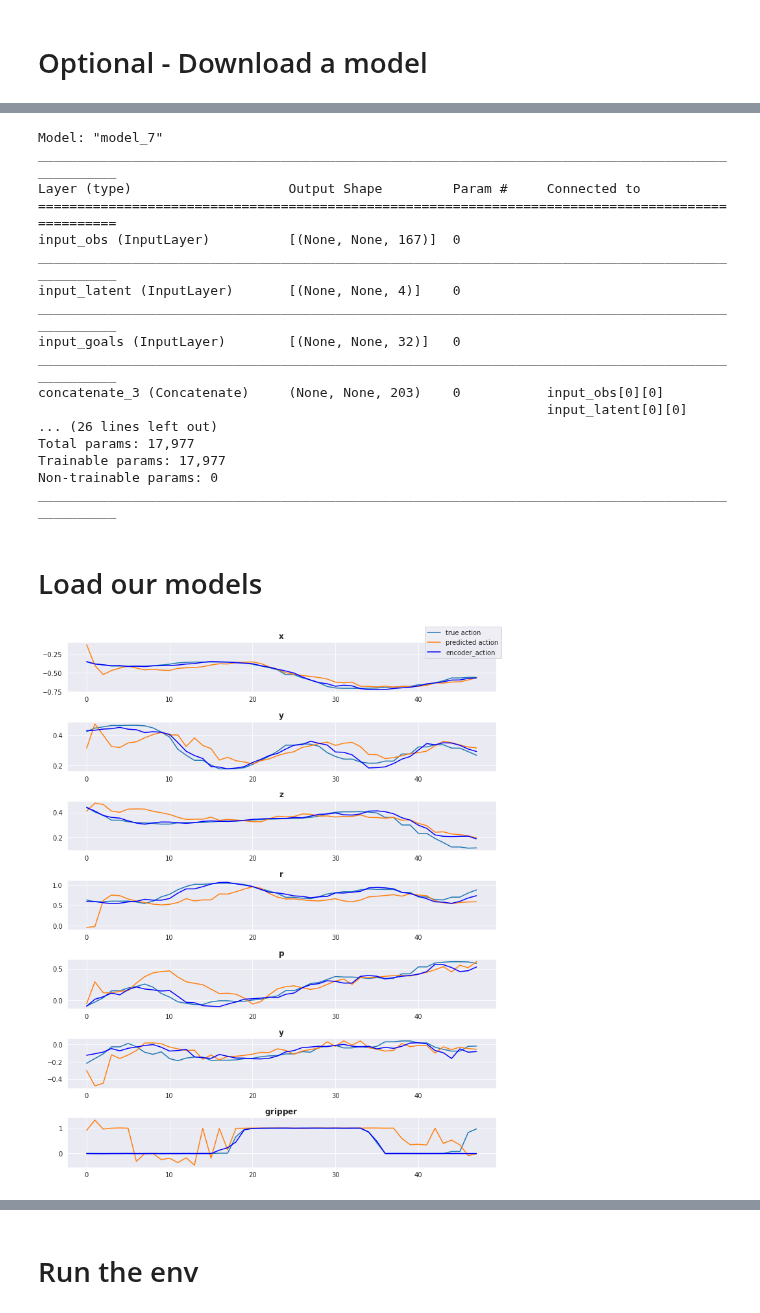
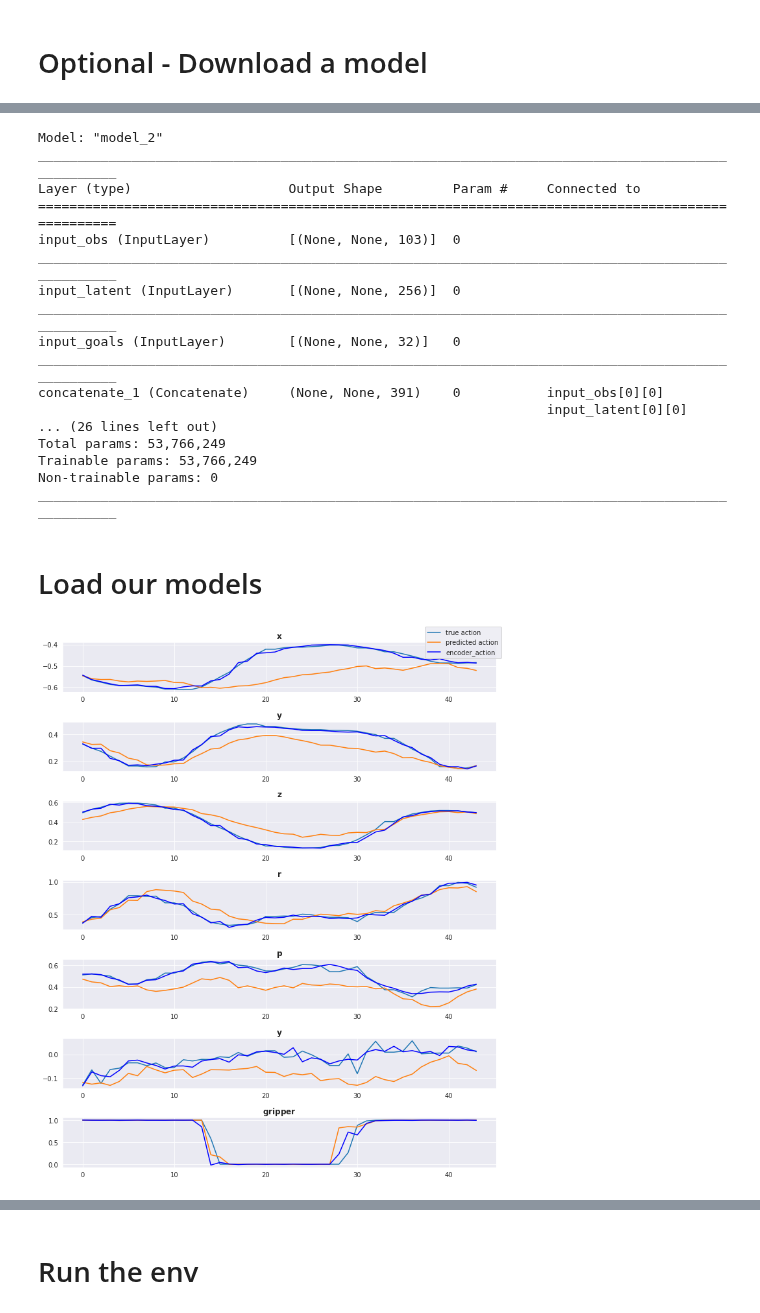
Before and after one commit to sholtodouglas/learning_from_play, a Jupyter notebook: notebooks/Deploy-Unity.ipynb, the cells around one changed output, grey strips where cells are left out. Saved outputs shown, nothing was run; the diff lists cells and outputs as text; code cells hidden in the pictures.

```diff
--- a/notebooks/Deploy-Unity.ipynb
+++ b/notebooks/Deploy-Unity.ipynb
@@ -112,25 +114,25 @@ parser.add_argument('-vs', '--video_split', type=int, default=0)
 # '''.split())
 
 args = parser.parse_args('''
-disc
+2048_b001_lim_intensities_spatial_softmax
 --train_dataset augmented_diverse_new
 --test_dataset augmented_diverse_new_test
 -tfr
 -s GCS
 -d GPU
 -b 2
--la 32
--le 32
--lp 16
--z 4
+-la 2048
+-le 2048
+-lp 2048
+-z 256
 -lr 3e-4
 -n 5
 -i
--i2
 -gi
 -lang
 -sub 0.0
 -cnn intensities_spatial_softmax
+--encode_all
 '''.split())
 
 # -vq
@@ -346,7 +347,7 @@ IndexError: list index out of range
 # for k,v in hyper_params.items():
 #     print(k,v)
 if args.images:
-    GLOBAL_BATCH_SIZE = 2
+    GLOBAL_BATCH_SIZE = 1
 else:
     GLOBAL_BATCH_SIZE = 256
 dl = lfp.data.PlayDataloader(normalize=args.normalize, include_imgs = args.images, include_imgs2 = True, include_gripper_imgs = args.gripper_images, sim=args.sim, batch_size=GLOBAL_BATCH_SIZE,  window_size=args.window_size_max, min_window_size=args.window_size_min, shuffle_size=GLOBAL_BATCH_SIZE*2)
@@ -425,30 +412,28 @@ batch = labelled_ds.next()
 if args.use_language:
     enc_policy, plan_policy, encoding, plan, indices, actions, masks, seq_lens, sentence_embeddings = trainer.step(lang_labelled_inputs = batch)
 # %%
-if args.use_language:
-    trainer.train_step(batch=batch, lang=batch, beta=0, video=None, bulk=None)
+# if args.use_language:
+#     trainer.train_step(batch=batch, lang=batch, beta=0, video=None, bulk=None)
 # %%
 actor.summary()
 # %% [output]
-Model: "model_7"
+Model: "model_2"
 __________________________________________________________________________________________________
 Layer (type)                    Output Shape         Param #     Connected to
 ==================================================================================================
-input_obs (InputLayer)          [(None, None, 167)]  0
+input_obs (InputLayer)          [(None, None, 103)]  0
 __________________________________________________________________________________________________
-input_latent (InputLayer)       [(None, None, 4)]    0
+input_latent (InputLayer)       [(None, None, 256)]  0
 __________________________________________________________________________________________________
 input_goals (InputLayer)        [(None, None, 32)]   0
 __________________________________________________________________________________________________
-concatenate_3 (Concatenate)     (None, None, 203)    0           input_obs[0][0]
+concatenate_1 (Concatenate)     (None, None, 391)    0           input_obs[0][0]
                                                                  input_latent[0][0]
 ... (26 lines left out)
-Total params: 17,977
-Trainable params: 17,977
+Total params: 53,766,249
+Trainable params: 53,766,249
 Non-trainable params: 0
 __________________________________________________________________________________________________
-# %%
-trainer.update_schedules(1)
 # %% [markdown]
 # Load our  models
 # %%
@@ -462,27 +447,27 @@ if args.use_language:
 # %%
 #@title Plot timeseries of state/action tracking over time - xyz q1234 gripper
 import seaborn as sns
 sns.set_style("darkgrid")
 
-idx = 1
+idx = 0
 seq_len = tf.cast(batch['seq_lens'][idx], tf.int32)
 x = np.arange(seq_len)
 labels = ['x','y','z','r','p','y','gripper']
 fig, axes = plt.subplots(dl.act_dim, 1, figsize=(10,12), squeeze=True)
 for i in range(dl.act_dim):
     #sns.lineplot(x, acts[idx,:seq_len,i], color='r', ax=axes[i])
     axes[i].plot(batch['acts'][idx,:seq_len,i])
     axes[i].plot(plan_policy[idx, :seq_len,i])
     #sns.lineplot(x, pred_acts[idx, :seq_len,i], color='g', ax=axes[i])
     if not args.gcbc:
       sns.lineplot(x=x, y=enc_policy[idx, :seq_len,i], color='b', ax=axes[i])
       axes[i].set_title(f'$\\bf{labels[i]}$')
 
 fig.legend( ('true action', 'predicted action', 'encoder_action'))
 plt.tight_layout()
 plt.show()
 # %% [output]
-[figure, old version]
+[figure, new version]
 # %%
 
 labelled_dl = lfp.data.labelled_dl(batch_size=64,include_images = args.images, include_images2 = args.images2, include_gripper_images=args.gripper_images, sim = args.sim)
```
Also changed, not shown: parts of 46 cells of this notebook, 41 other files.
